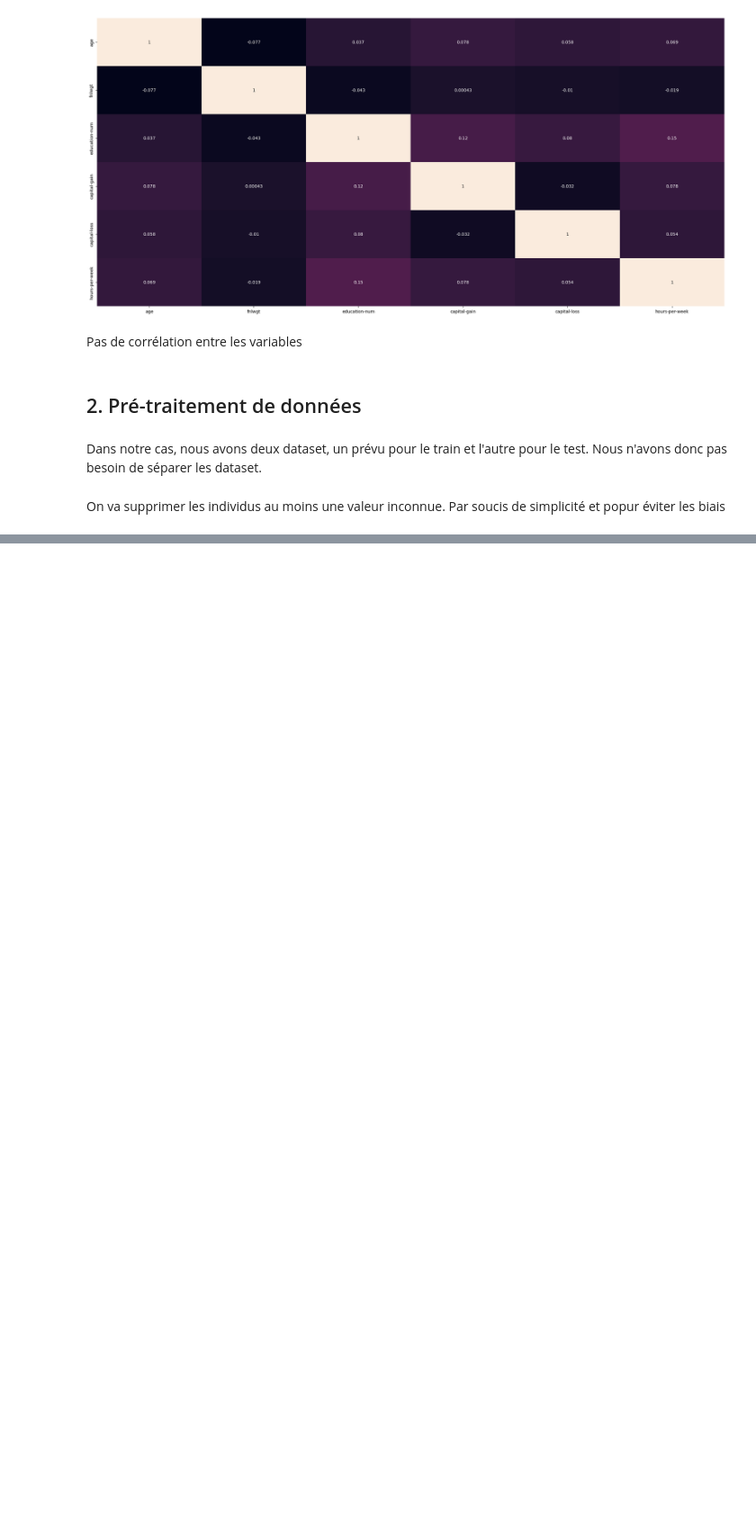
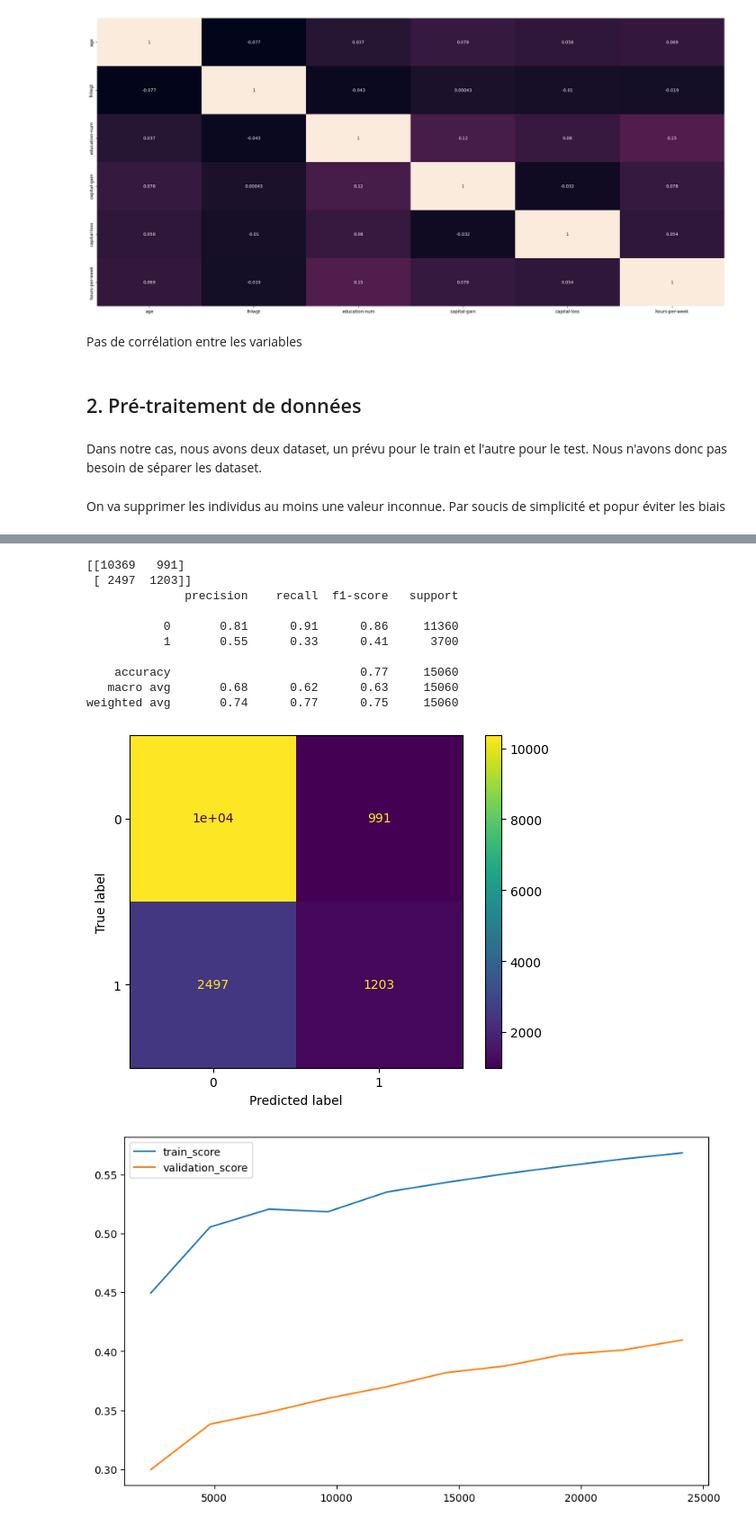
Before and after one commit to Ddne59/population_income_utc, a Jupyter notebook: new.ipynb, the cells around one changed output, grey strips where cells are left out. Shown at 90% size. Drawn from its saved outputs; the diff is of its cells as text; code cells hidden in the pictures; blank space fills up the shorter version.

```diff
--- a/new.ipynb
+++ b/new.ipynb
@@ -475,0 +877,17 @@ income 0
+# %%
+## KNN
+knn_model = KNeighborsClassifier()
+evaluation(knn_model)
+# %% [output]
+[[10369   991]
+ [ 2497  1203]]
+              precision    recall  f1-score   support
+
+           0       0.81      0.91      0.86     11360
+           1       0.55      0.33      0.41      3700
+
+    accuracy                           0.77     15060
+   macro avg       0.68      0.62      0.63     15060
+weighted avg       0.74      0.77      0.75     15060
+[figure, added]
+[figure, added]
```
Also changed, not shown: parts of 70 cells of this notebook, 1 other file.
